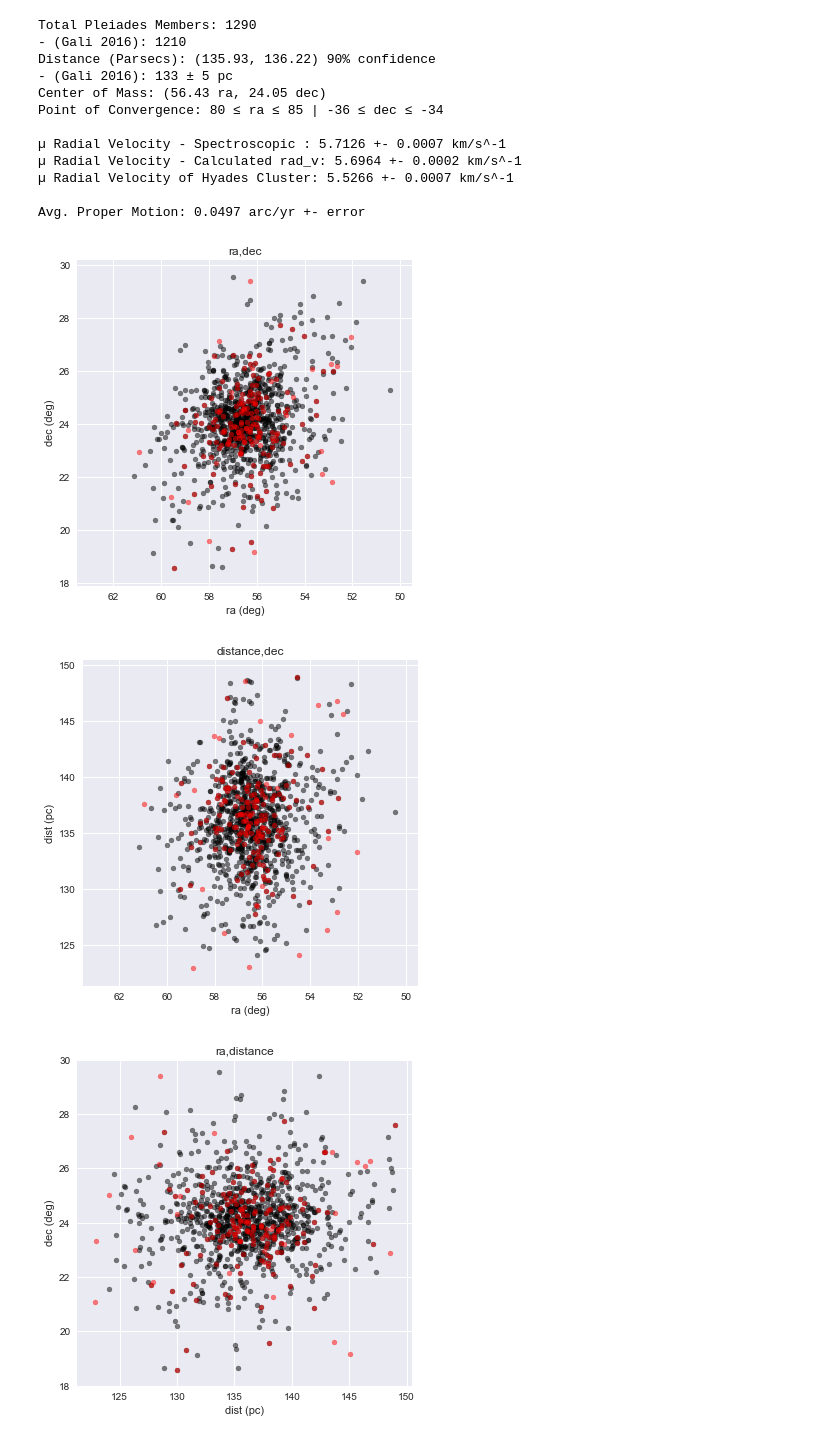
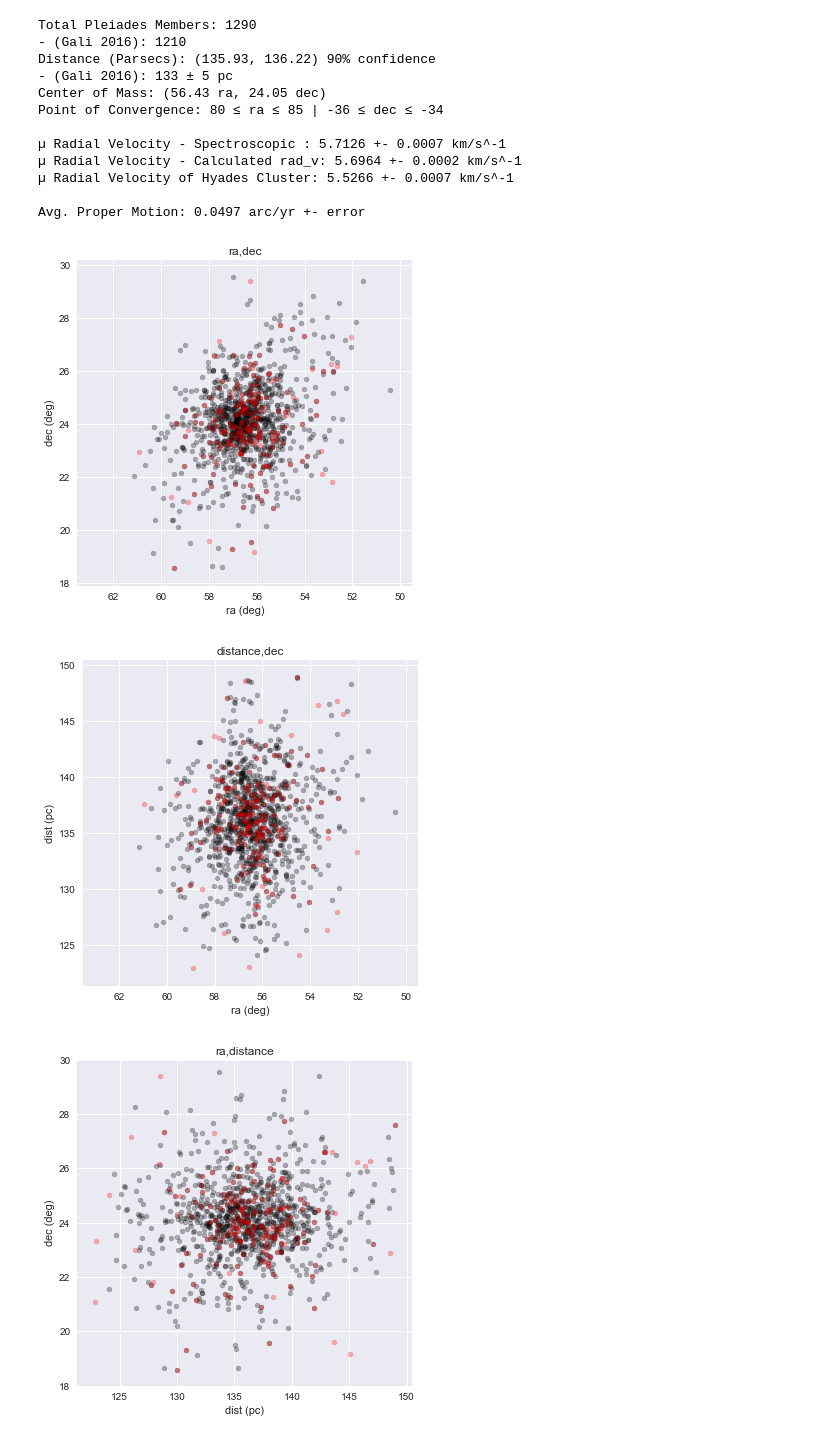
Before and after one commit to lrbuechner/Pleiades-Open-Cluster, a Jupyter notebook: Pleiades Open Cluster.ipynb, the cells around one changed output. Cells and saved outputs as stored; diff of their text form; code cells hidden in the pictures.

Commit message:
Scatter Adjustment

```diff
--- a/Pleiades Open Cluster.ipynb
+++ b/Pleiades Open Cluster.ipynb
@@ -1458,39 +1458,39 @@ plt.xlim([63.5,49.5])
 plt.ylabel('dec (deg)')
 plt.xlabel('ra (deg)')
 plt.title('ra,dec')
 
 for i in range(len(finalF)):
-    plt.scatter(finalF['ra'][i],finalF['dec'][i],s=25,alpha = .5, c = 'k')
+    plt.scatter(finalF['ra'][i],finalF['dec'][i],s=25,alpha = .3, c = 'k')
 for i in range(len(final)):
-    plt.scatter(final['ra'][i],final['dec'][i],s=25,alpha = .5, c = 'r')
+    plt.scatter(final['ra'][i],final['dec'][i],s=25,alpha = .3, c = 'r')
 plt.show()
 
 plt.figure(figsize=(6,6))
 plt.style.use('seaborn')
 plt.xlim([63.5,49.5])
 plt.ylabel('dist (pc)')
 plt.xlabel('ra (deg)')
 plt.title('distance,dec')
 
 for i in range(len(finalF)):
-    plt.scatter(finalF['ra'][i],finalF['dist'][i],s=25,alpha = .5, c = 'k')
+    plt.scatter(finalF['ra'][i],finalF['dist'][i],s=25,alpha = .3, c = 'k')
 for i in range(len(final)):
-    plt.scatter(final['ra'][i],final['dist'][i],s=25,alpha = .5, c = 'r')
+    plt.scatter(final['ra'][i],final['dist'][i],s=25,alpha = .3, c = 'r')
 plt.show()
 
 plt.figure(figsize=(6,6))
 plt.style.use('seaborn')
 plt.ylim([18,30])
 plt.ylabel('dec (deg)')
 plt.xlabel('dist (pc)')
 plt.title('ra,distance')
 
 for i in range(len(finalF)):
-    plt.scatter(finalF['dist'][i],finalF['dec'][i],s=25,alpha = .5, c = 'k')
+    plt.scatter(finalF['dist'][i],finalF['dec'][i],s=25,alpha = .3, c = 'k')
 for i in range(len(final)):
-    plt.scatter(final['dist'][i],final['dec'][i],s=25,alpha = .5, c = 'r')
+    plt.scatter(final['dist'][i],final['dec'][i],s=25,alpha = .3, c = 'r')
 plt.show()
 # %% [output]
-[figure, old version]
+[figure, new version]
-[figure, old version]
+[figure, new version]
-[figure, old version]
+[figure, new version]
```
Also changed, not shown: parts of 2 cells of this notebook.
